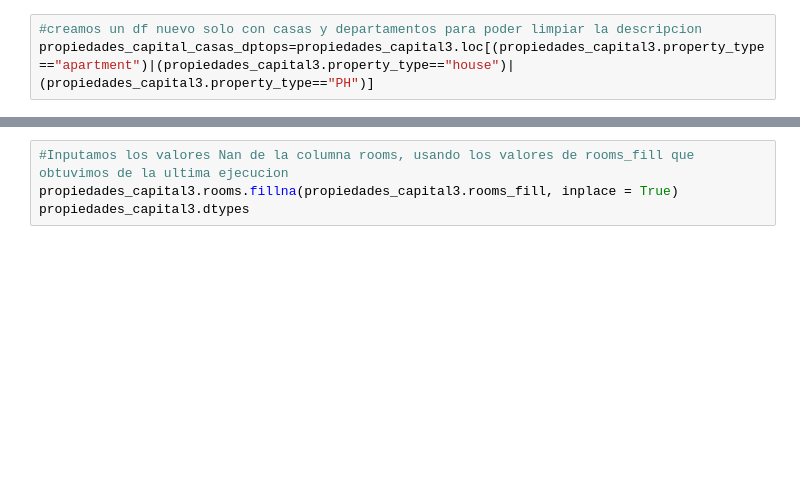
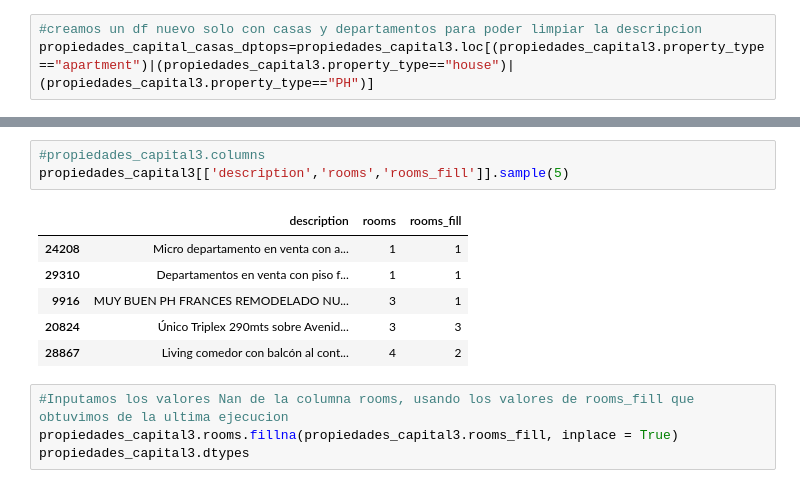
Before and after one commit to edgarevalo/DH-Workshop, a Jupyter notebook: Notebook limpio - comentado - no-modificar.ipynb, the cells around one changed output, grey strips where cells are left out. Saved outputs shown, nothing was run; the diff lists cells and outputs as text; blank space fills up the shorter version.

```diff
--- a/Notebook limpio - comentado - no-modificar.ipynb
+++ b/Notebook limpio - comentado - no-modificar.ipynb
@@ -239,3 +239,13 @@ See the caveats in the documentation: https://pandas.pydata.org/pandas-docs/stab
+# %%
+#propiedades_capital3.columns
+propiedades_capital3[['description','rooms','rooms_fill']].sample(5)
+# %% [output]
+|  | description | rooms | rooms_fill |
+| 24208 | Micro departamento en venta con a... | 1 | 1 |
+| 29310 | Departamentos en venta con piso f... | 1 | 1 |
+| 9916 | MUY BUEN PH FRANCES REMODELADO NU... | 3 | 1 |
+| 20824 | Único Triplex 290mts sobre Avenid... | 3 | 3 |
+| 28867 | Living comedor con balcón al cont... | 4 | 2 |
 # %%
 #Inputamos los valores Nan de la columna rooms, usando los valores de rooms_fill que obtuvimos de la ultima ejecucion
 propiedades_capital3.rooms.fillna(propiedades_capital3.rooms_fill, inplace = True)
```
Also changed, not shown: parts of 21 cells of this notebook.
